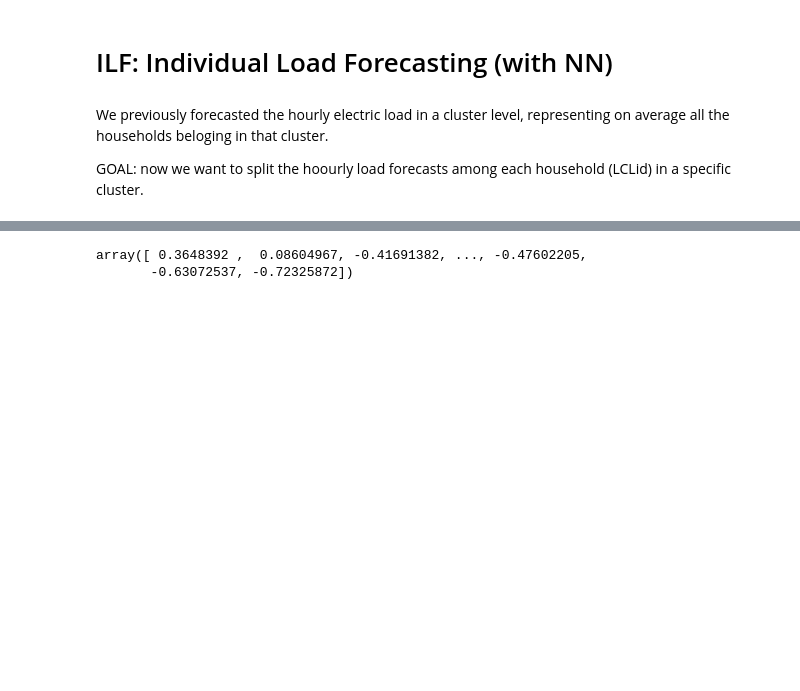
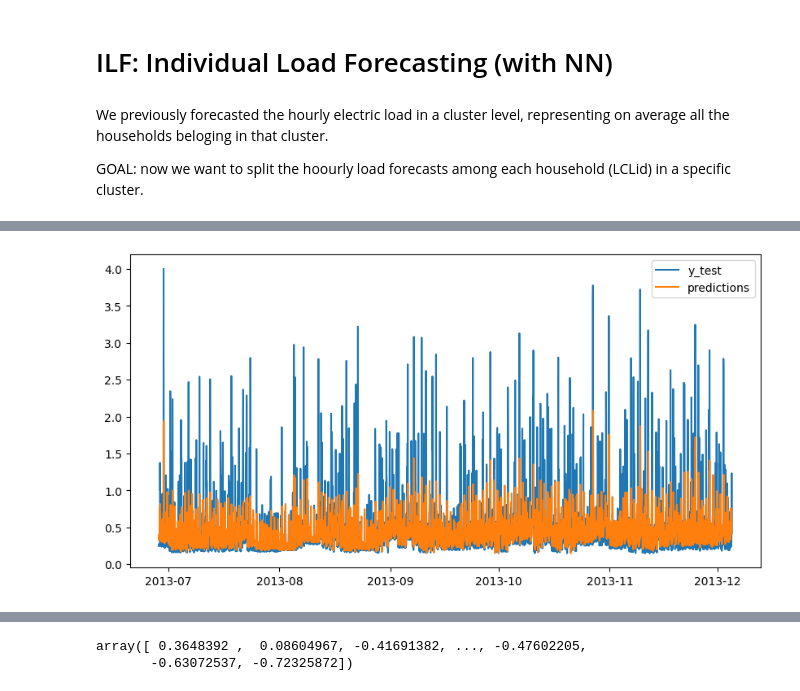
Before and after one commit to samueleborgognoni/kmeans_nn_ILF_london_smart_meters, a Jupyter notebook: 4_Load_Forecasting.ipynb, the cells around one changed output, grey strips where cells are left out. Cells and saved outputs as stored; diff of their text form; code cells hidden in the pictures; blank space fills up the shorter version.

```diff
--- a/4_Load_Forecasting.ipynb
+++ b/4_Load_Forecasting.ipynb
@@ -879,0 +955,79 @@ tot_ilf_test
+# %%
+def show_test_results_func(model_name, cluster_id, y_train, y_test, _train_forecasts, test_forecasts,
+                      perc_window_start, perc_window_end,
+                      color_y_train, color_y_test, color_y_test_forecasts):
+  '''Plot the results of the forecasting '''
+
+  # --------------------------------------------------------
+  # SCORE ON TRAIN: msre, rmsre, mae, mape, rmspe
+  scores_train = {
+      'msre': msre(_train_forecasts, y_train),
+      'rmsre': rmsre(_train_forecasts, y_train),
+      'mae': mae(_train_forecasts, y_train),
+      'mape': mape(_train_forecasts, y_train),
+      'rmspe': rmspe(_train_forecasts, y_train)
+  }
+
+  # SCORE ON TEST: msre, rmsre, mae, mape, rmspe
+  scores_test = {
+      'msre': msre(test_forecasts, y_test),
+      'rmsre': rmsre(test_forecasts, y_test),
+      'mae': mae(test_forecasts, y_test),
+      'mape': mape(test_forecasts, y_test),
+      'rmspe': rmspe(test_forecasts, y_test)
+  }
+
+  # Print the results
+  print(f"SCORES ON TRAIN:\n")
+  for k, v in scores_train.items():
+    print(f"{k}\t{round(v,3)}")
+  print('-'*30)
+  print(f"SCORES ON TEST:\n")
+  for k, v in scores_test.items():
+    print(f"{k}\t{round(v,3)}")
+
+
+  # PLOT THE RESULTS
+  plt.figure(figsize=(10,5))
+  plt.subplot(3,1,1)
+  plt.plot(y_train.index, y_train, label='Train data', color=color_y_train)
+  plt.plot(y_test.index, y_test, label='Test data', color=color_y_test)
+  plt.plot(y_test.index, test_forecasts, label='Forecast on test', color=color_y_test_forecasts)
+  plt.ylabel('Energy (kWh)')
+  plt.legend()
+
+  plt.subplot(3,1,2)
+  plt.plot(y_test.index, y_test, label='Test data', color=color_y_test)
+  plt.plot(y_test.index, test_forecasts, label='Forecast on test', color=color_y_test_forecasts)
+  plt.ylabel('Energy (kWh)')
+  plt.legend()
+  # Analyse a shorter window of time
+  plt.subplot(3,1,3)
+  _idx_start = int(len(y_test)*perc_window_start)
+  _idx_end = int(len(y_test)*perc_window_end)
+  plt.plot(y_test.index[_idx_start:_idx_end], y_test[_idx_start:_idx_end], label='Test data', color=color_y_test)
+  plt.plot(y_test.index[_idx_start:_idx_end], test_forecasts[_idx_start:_idx_end], label='Forecast on test', color=color_y_test_forecasts)
+  plt.ylabel('Energy (kWh)')
+  plt.legend()
+
+  plt.xlabel('Time')
+  # title subplot
+  plt.suptitle(f'{model_name} - Cluster ID: {cluster_id}')
+  plt.show()
+
+# y_pred_scaled è quello prodotto dal modello
+y_pred = scaler_y.inverse_transform(test_predictions.reshape(-1,1))
+# opzionale: anche y_test per confronti
+y_test_original = scaler_y.inverse_transform(y_ilf_test.values.reshape(-1,1))
+
+# Select the number of a smart meter ID
+select_ID = 42
+__idx = id_input_test.reset_index().index[id_input_test == select_ID]
+
+plt.figure(figsize=(10,5))
+plt.plot(y_ilf_test[__idx].index, y_ilf_test.iloc[__idx], label='y_test')
+plt.plot(y_ilf_test[__idx].index, test_predictions[__idx],label='predictions')
+plt.legend()
+plt.show()
+# %% [output]
+[figure, added]
```
Also changed, not shown: parts of 16 cells of this notebook.
